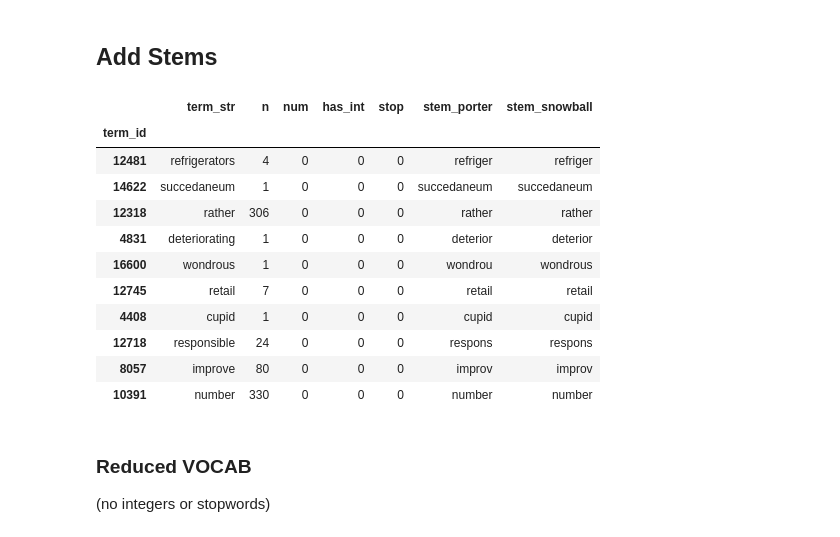
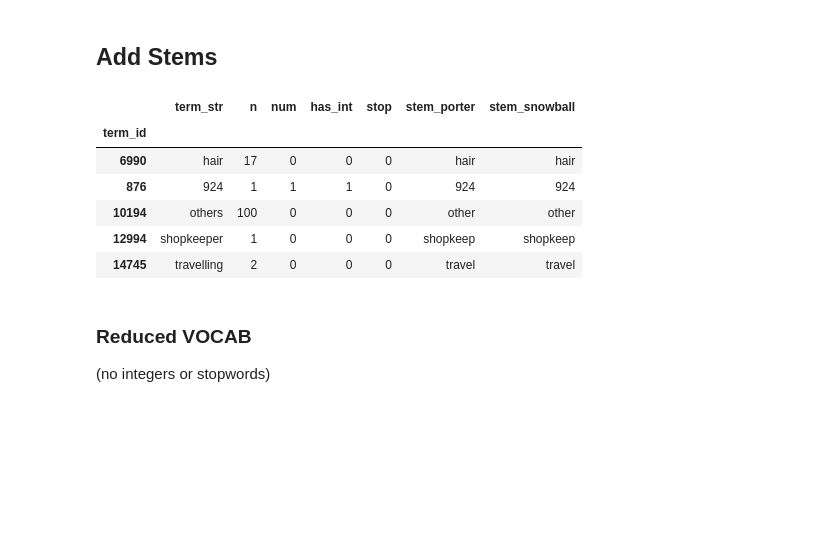
Before and after one commit to brigittehogan/Cookbook-Analytics, a Jupyter notebook: Cookbooks.ipynb, the cells around one changed output. Cells and saved outputs as stored; diff of their text form; code cells hidden in the pictures; blank space fills up the shorter version.

```diff
--- a/Cookbooks.ipynb
+++ b/Cookbooks.ipynb
@@ -638,0 +381,4 @@ group1_list = np.setdiff1d(np.setdiff1d(epub_list, murrey_list), WIDAS_list)
+# %%
+brigitte1 = list(set(list(range(0, len(epub_list)))) - set(jason)) # everything else
+epubList_B = list( epub_list[i] for i in brigitte1 )
+epubList_B
@@ -638,0 +387,3 @@ group1_list = np.setdiff1d(np.setdiff1d(epub_list, murrey_list), WIDAS_list)
+# %%
+epubList_B = list(epubList_B[i] for i in [0,1,5,6,8,9,12,13,14,17] ) # futher reduced
+epubList_B
@@ -638,0 +401,2 @@ group1_list = np.setdiff1d(np.setdiff1d(epub_list, murrey_list), WIDAS_list)
+# %%
+epub_list = epubList_B
@@ -639,7 +416,7 @@ group1_list = np.setdiff1d(np.setdiff1d(epub_list, murrey_list), WIDAS_list)
 # %% [markdown]
 # Get LIB and DOC Tables
 # %%
-LIB, DOC = acquire_epubs(epub_list, showChap=False, showRecipe=False)
+LIB, DOC = acquire_epubs(epub_list)
 # %% [output]
 BOOK ID:    54568
 BOOK INFO: Boland (1893) - A Handbook of Invalid Cooking
@@ -804,20 +596,15 @@ VOCAB['stem_snowball'] = VOCAB.term_str.apply(stemmer2.stem)
 # %%
 VOCAB = VOCAB.sort_values(by=['n'], ascending=False)
 # %%
-VOCAB.sample(10)
+VOCAB.sample(5)
 # %% [output]
 |  | term_str | n | num | has_int | stop | stem_porter | stem_snowball |
 | term_id |  |  |  |  |  |  |  |
-| 12481 | refrigerators | 4 | 0 | 0 | 0 | refriger | refriger |
-| 14622 | succedaneum | 1 | 0 | 0 | 0 | succedaneum | succedaneum |
-| 12318 | rather | 306 | 0 | 0 | 0 | rather | rather |
-| 4831 | deteriorating | 1 | 0 | 0 | 0 | deterior | deterior |
-| 16600 | wondrous | 1 | 0 | 0 | 0 | wondrou | wondrous |
-| 12745 | retail | 7 | 0 | 0 | 0 | retail | retail |
-| 4408 | cupid | 1 | 0 | 0 | 0 | cupid | cupid |
-| 12718 | responsible | 24 | 0 | 0 | 0 | respons | respons |
-| 8057 | improve | 80 | 0 | 0 | 0 | improv | improv |
-| 10391 | number | 330 | 0 | 0 | 0 | number | number |
+| 6990 | hair | 17 | 0 | 0 | 0 | hair | hair |
+| 876 | 924 | 1 | 1 | 1 | 0 | 924 | 924 |
+| 10194 | others | 100 | 0 | 0 | 0 | other | other |
+| 12994 | shopkeeper | 1 | 0 | 0 | 0 | shopkeep | shopkeep |
+| 14745 | travelling | 2 | 0 | 0 | 0 | travel | travel |
 # %% [markdown]
 ### Reduced VOCAB
 (no integers or stopwords)
```
Also changed, not shown: parts of 47 cells of this notebook, 1 other file.
